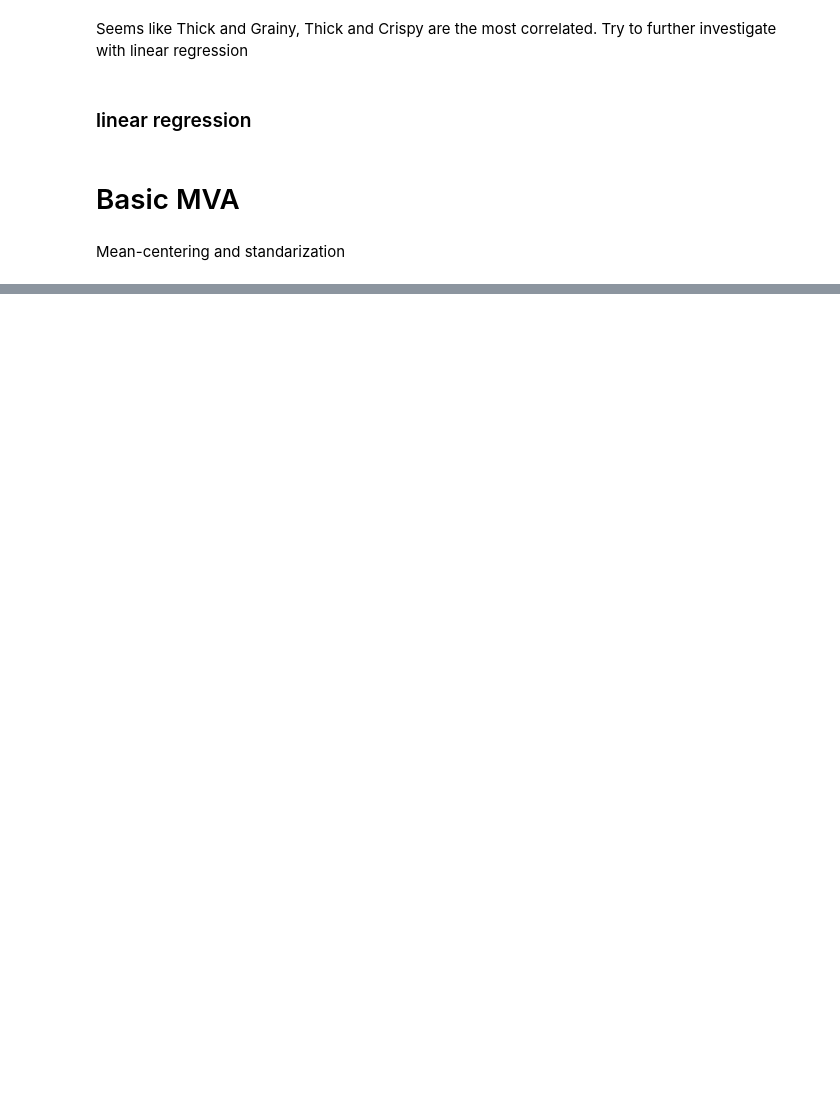
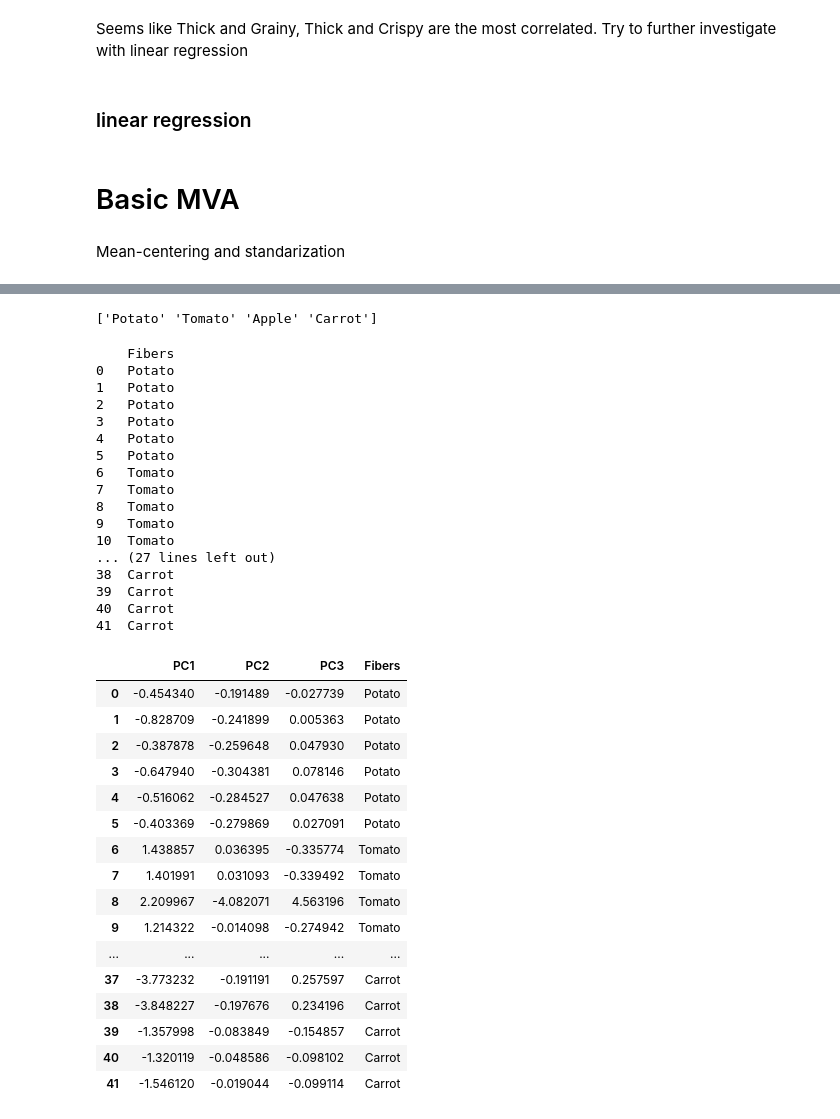
Before and after one commit to Jadelu03/M2_project, a Jupyter notebook: Task1Draft.ipynb, the cells around one changed output, grey strips where cells are left out. Saved outputs shown, nothing was run; the diff lists cells and outputs as text; code cells hidden in the pictures; blank space fills up the shorter version.

```diff
--- a/Task1Draft.ipynb
+++ b/Task1Draft.ipynb
@@ -271,0 +314,7 @@ Mean-centering and standarization
+# %%
+# assign Input(X) and Output(Y) variables
+X = new_df_data
+Y = target
+# check the data dimension
+print(X.shape)
+print(Y.shape)
@@ -271,0 +324,8 @@ Mean-centering and standarization
+# %%
+# data scaling
+X = scale(X)
+# %%
+# perform PCA analysis
+# define the number of PC to use as 2
+pca = PCA(n_components=3)
+pca.fit(X)
@@ -271,0 +421,6 @@ Mean-centering and standarization
+# %%
+# Compute scores values
+scores = pca.transform(X)
+# converte scores(array) to scores_df(dataframe) to be more visualized
+scores_df = pd.DataFrame(scores, columns=['PC1', 'PC2', 'PC3'])
+scores_df
@@ -271,0 +445,59 @@ Mean-centering and standarization
+# %%
+print(target_name)
+# %% [output]
+['Potato' 'Tomato' 'Apple' 'Carrot']
+# %%
+# create an empty array object for Y_label
+Y_label = []
+
+for i in Y:
+  if i == 'Potato':
+    Y_label.append('Potato')
+  elif i == 'Tomato':
+    Y_label.append('Tomato')
+  elif i == 'Apple':
+    Y_label.append('Apple')
+  else:
+    Y_label.append('Carrot')
+
+# create a df for fiber
+Fibers = pd.DataFrame(Y_label, columns=['Fibers'])
+print(Fibers)
+# combine two df scores and Fiber together
+df_scores = pd.concat([scores_df, Fibers], axis=1)
+df_scores
+# %% [output]
+    Fibers
+0   Potato
+1   Potato
+2   Potato
+3   Potato
+4   Potato
+5   Potato
+6   Tomato
+7   Tomato
+8   Tomato
+9   Tomato
+10  Tomato
+... (27 lines left out)
+38  Carrot
+39  Carrot
+40  Carrot
+41  Carrot
+|  | PC1 | PC2 | PC3 | Fibers |
+| 0 | -0.454340 | -0.191489 | -0.027739 | Potato |
+| 1 | -0.828709 | -0.241899 | 0.005363 | Potato |
+| 2 | -0.387878 | -0.259648 | 0.047930 | Potato |
+| 3 | -0.647940 | -0.304381 | 0.078146 | Potato |
+| 4 | -0.516062 | -0.284527 | 0.047638 | Potato |
+| 5 | -0.403369 | -0.279869 | 0.027091 | Potato |
+| 6 | 1.438857 | 0.036395 | -0.335774 | Tomato |
+| 7 | 1.401991 | 0.031093 | -0.339492 | Tomato |
+| 8 | 2.209967 | -4.082071 | 4.563196 | Tomato |
+| 9 | 1.214322 | -0.014098 | -0.274942 | Tomato |
+| ... | ... | ... | ... | ... |
+| 37 | -3.773232 | -0.191191 | 0.257597 | Carrot |
+| 38 | -3.848227 | -0.197676 | 0.234196 | Carrot |
+| 39 | -1.357998 | -0.083849 | -0.154857 | Carrot |
+| 40 | -1.320119 | -0.048586 | -0.098102 | Carrot |
+| 41 | -1.546120 | -0.019044 | -0.099114 | Carrot |
```
Also changed, not shown: parts of 27 cells of this notebook.
